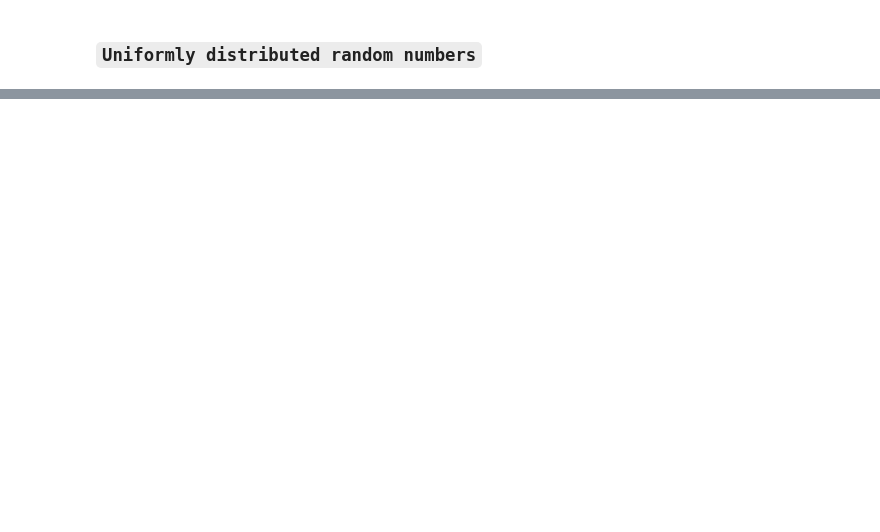
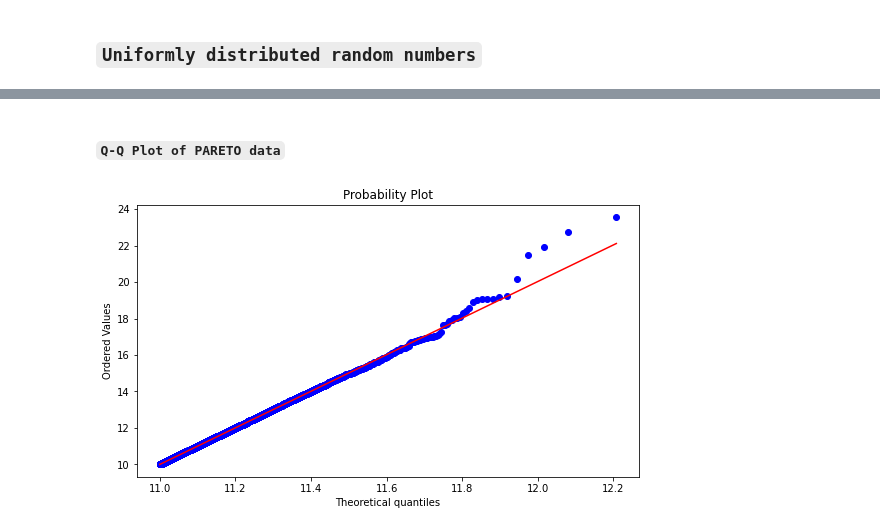
Before and after one commit to raj-shr-git/AAIC_Practice, a Jupyter notebook: VIDEO_PRACTICE/MODULE-1/M2_Sec1_EDA.ipynb, the cells around one changed output, grey strips where cells are left out. Drawn from its saved outputs; the diff is of its cells as text; code cells hidden in the pictures; blank space fills up the shorter version.

```diff
--- a/VIDEO_PRACTICE/MODULE-1/M2_Sec1_EDA.ipynb
+++ b/VIDEO_PRACTICE/MODULE-1/M2_Sec1_EDA.ipynb
@@ -566,0 +585,6 @@ scipy.stats.probplot(dummy_arr2,dist='pareto',sparams=(1,0),plot=plt)
+# %% [markdown]
+#### **``Q-Q Plot of PARETO data``**
+# %%
+scipy.stats.probplot(pareto_data,dist='pareto',sparams=(15,10),plot=plt);
+# %% [output]
+[figure, added]
```
Also changed, not shown: parts of 74 cells of this notebook.
